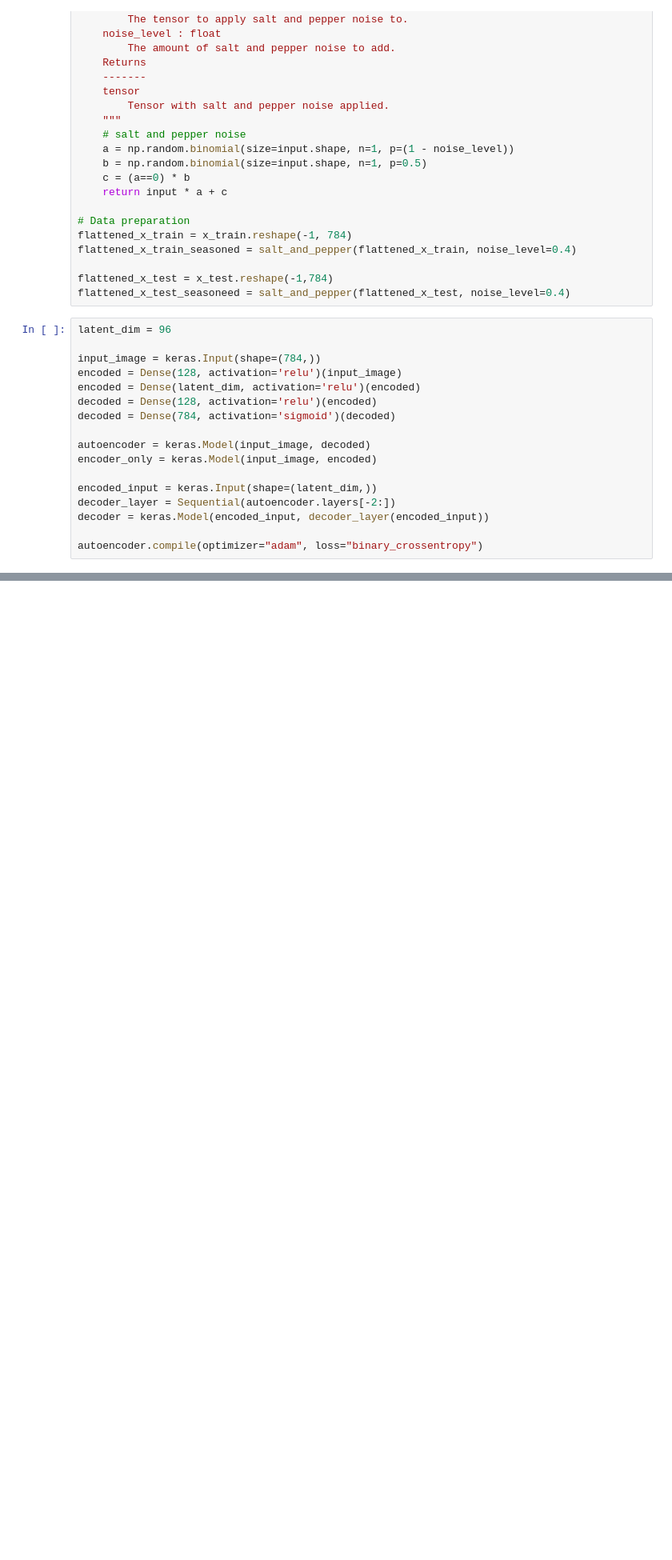
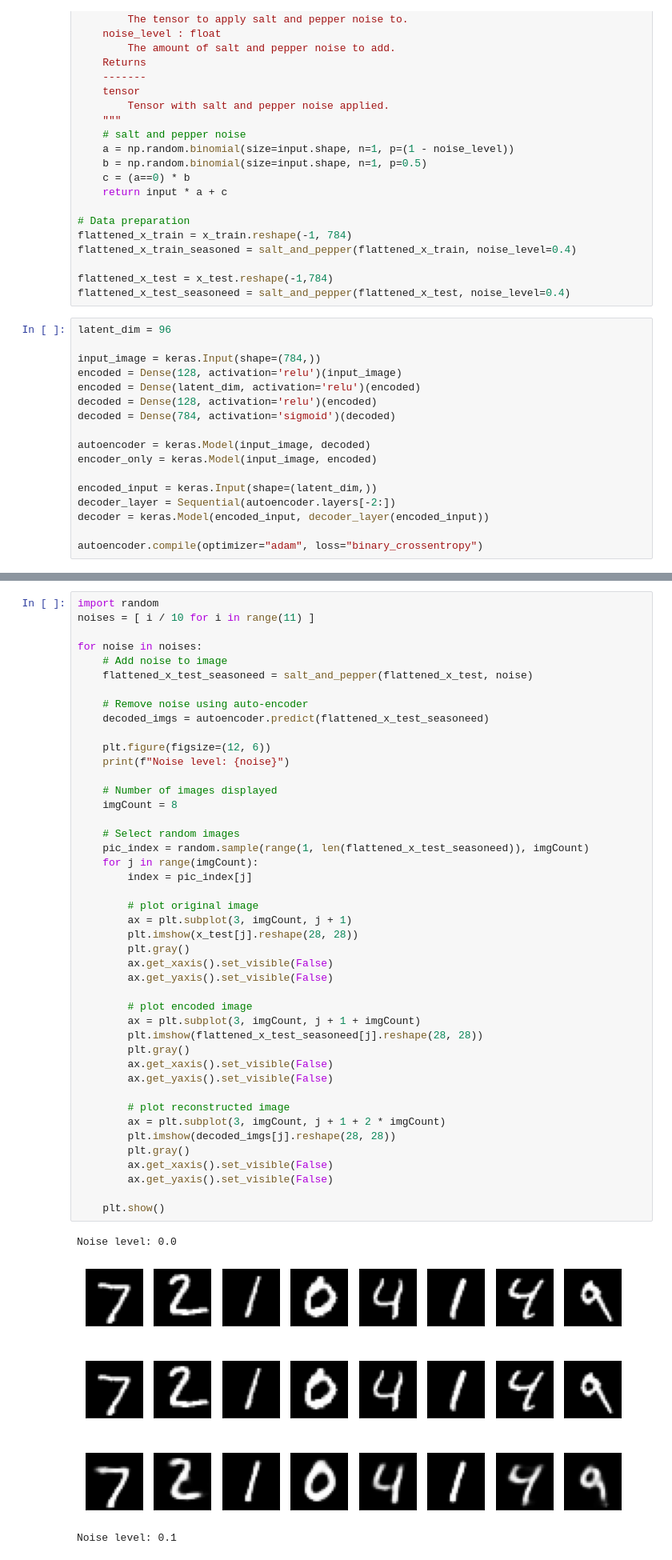
Before and after one commit to RomainTHD-UniStuff/DAT405_Introduction_to_Data_Science_and_AI, a Jupyter notebook: Assignment_6/Assignment_6.ipynb, the cells around one changed output, grey strips where cells are left out. Shown at 80% size. Saved outputs shown, nothing was run; the diff lists cells and outputs as text; blank space fills up the shorter version.

```diff
--- a/Assignment_6/Assignment_6.ipynb
+++ b/Assignment_6/Assignment_6.ipynb
@@ -515,0 +527,48 @@ https://colab.research.google.com/drive/12nI33ZQIH4xWbBP_TGvDGbWoiI-l-GyC?usp=sh
+# %%
+import random
+noises = [ i / 10 for i in range(11) ]
+
+for noise in noises:
+    # Add noise to image
+    flattened_x_test_seasoneed = salt_and_pepper(flattened_x_test, noise)
+
+    # Remove noise using auto-encoder
+    decoded_imgs = autoencoder.predict(flattened_x_test_seasoneed)
+
+    plt.figure(figsize=(12, 6))
+    print(f"Noise level: {noise}")
+
+    # Number of images displayed
+    imgCount = 8
+
+    # Select random images
+    pic_index = random.sample(range(1, len(flattened_x_test_seasoneed)), imgCount)
+    for j in range(imgCount):
+        index = pic_index[j]
+
+        # plot original image
+        ax = plt.subplot(3, imgCount, j + 1)
+        plt.imshow(x_test[j].reshape(28, 28))
+        plt.gray()
+        ax.get_xaxis().set_visible(False)
+        ax.get_yaxis().set_visible(False)
+
+        # plot encoded image
+        ax = plt.subplot(3, imgCount, j + 1 + imgCount)
+        plt.imshow(flattened_x_test_seasoneed[j].reshape(28, 28))
+        plt.gray()
+        ax.get_xaxis().set_visible(False)
+        ax.get_yaxis().set_visible(False)
+
+        # plot reconstructed image
+        ax = plt.subplot(3, imgCount, j + 1 + 2 * imgCount)
+        plt.imshow(decoded_imgs[j].reshape(28, 28))
+        plt.gray()
+        ax.get_xaxis().set_visible(False)
+        ax.get_yaxis().set_visible(False)
+
+    plt.show()
+# %% [output]
+Noise level: 0.0
+[figure, added]
+Noise level: 0.1
```
Also changed, not shown: parts of 28 cells of this notebook, 1 other file.
